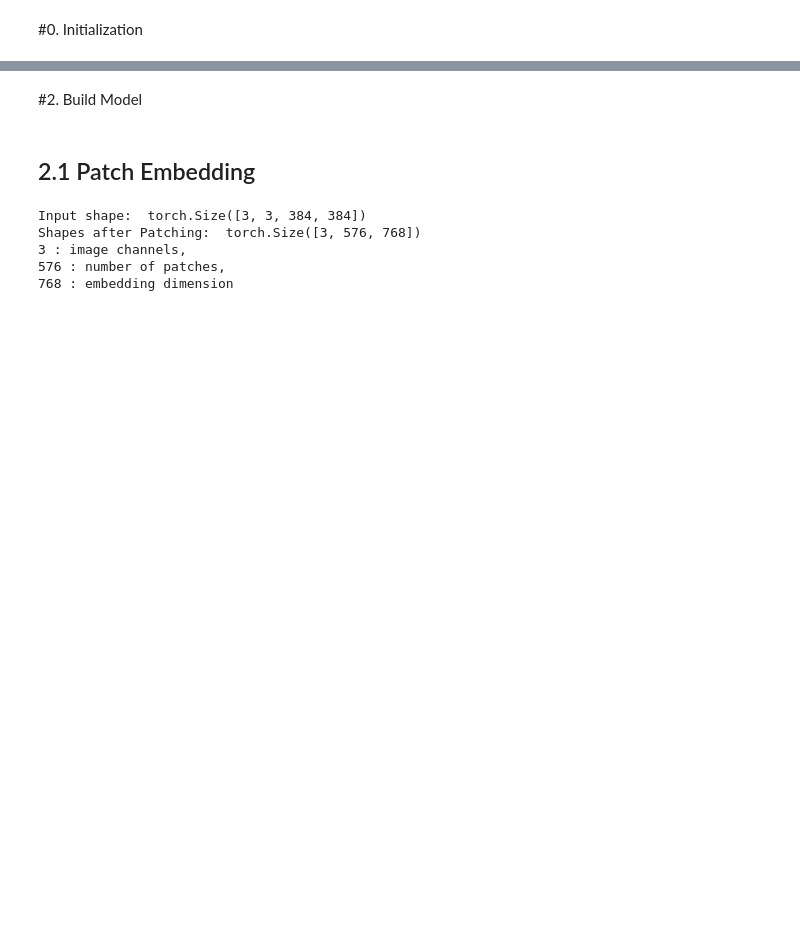
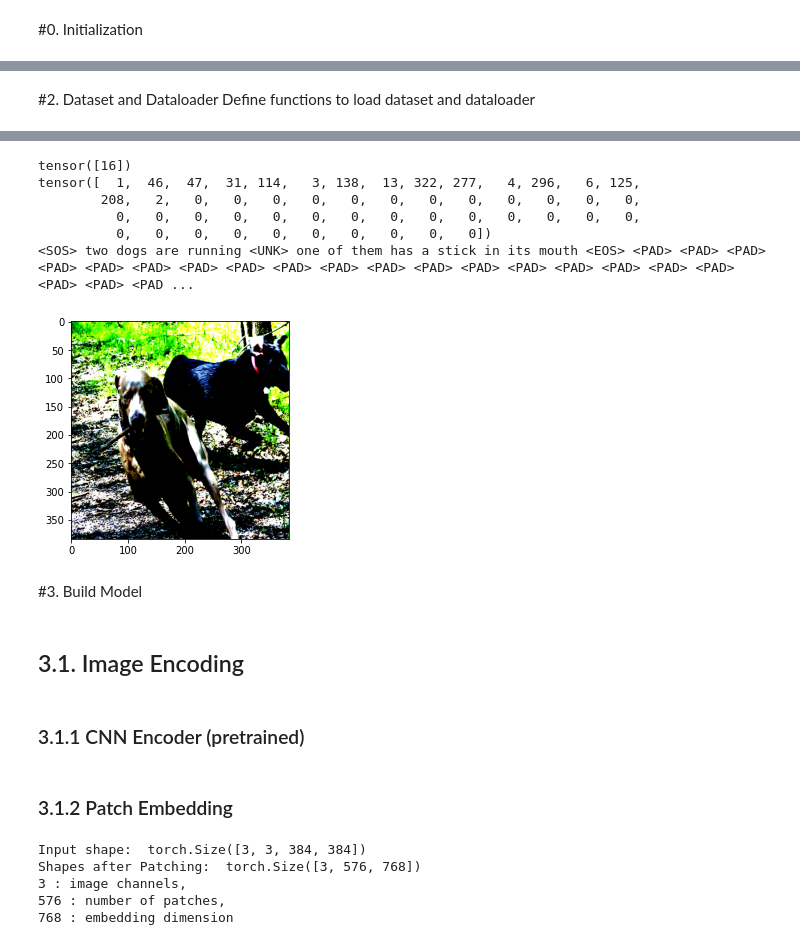
Before and after one commit to jeonghojo00/ImageCaptioning, a Jupyter notebook: ImgCaptioning_Transformer_flickr8k.ipynb, the cells around one changed output, grey strips where cells are left out. Drawn from its saved outputs; the diff is of its cells as text; code cells hidden in the pictures; blank space fills up the shorter version.

```diff
--- a/ImgCaptioning_Transformer_flickr8k.ipynb
+++ b/ImgCaptioning_Transformer_flickr8k.ipynb
@@ -118,0 +101,3 @@ if splitCaption_required == True:
+# %% [markdown]
+#2. Dataset and Dataloader
+Define functions to load dataset and dataloader
@@ -118,0 +246,33 @@ if splitCaption_required == True:
+# %%
+# Show example
+mean, std = (0.485, 0.456, 0.406), (0.229, 0.224, 0.225)
+img_size = 384
+
+train_transform = transforms.Compose([
+    transforms.Resize((img_size, img_size)),
+    transforms.RandomHorizontalFlip(),
+    transforms.ToTensor(),
+    transforms.Normalize(mean, std)])
+
+train_loader, train_dataset = getLoader(root_dir=train_image_dir,
+                                         caption_path=train_caption_path,
+                                         data_split = 'train',
+                                         vocab_path = "./data/flickr8k/train/vocab.pkl",
+                                         word_frequency=5,
+                                         transform=train_transform,
+                                         batch_size=32,
+                                         num_workers=0,
+                                         shuffle=True,
+                                         pin_memory=True)
+
+imgs, captions, caplens = next(iter(train_loader))
+
+idx = 1
+x = imgs[idx]
+y = captions[idx]
+print(caplens[idx])
+plt.imshow(x.permute(1,2,0))
+print(y)
+for i in y:
+    print(train_dataset.vocab.itos[int(i)],end=" ")
+# %% [output]
@@ -119,2 +280,13 @@ if splitCaption_required == True:
+tensor([16])
+tensor([  1,  46,  47,  31, 114,   3, 138,  13, 322, 277,   4, 296,   6, 125,
+        208,   2,   0,   0,   0,   0,   0,   0,   0,   0,   0,   0,   0,   0,
+          0,   0,   0,   0,   0,   0,   0,   0,   0,   0,   0,   0,   0,   0,
+          0,   0,   0,   0,   0,   0,   0,   0,   0,   0])
+<SOS> two dogs are running <UNK> one of them has a stick in its mouth <EOS> <PAD> <PAD> <PAD> <PAD> <PAD> <PAD> <PAD> <PAD> <PAD> <PAD> <PAD> <PAD> <PAD> <PAD> <PAD> <PAD> <PAD> <PAD> <PAD> <PAD> <PAD ...
+[figure, added]
 # %% [markdown]
-#2. Build Model
+#3. Build Model
+# %% [markdown]
+## 3.1. Image Encoding
+# %% [markdown]
+### 3.1.1 CNN Encoder (pretrained)
@@ -121,5 +335,5 @@ if splitCaption_required == True:
 # %% [markdown]
-## 2.1 Patch Embedding
+### 3.1.2 Patch Embedding
 # %%
 class PatchEmbed(nn.Module):
     """Split images into patches and embed them
```
Also changed, not shown: parts of 116 cells of this notebook.
